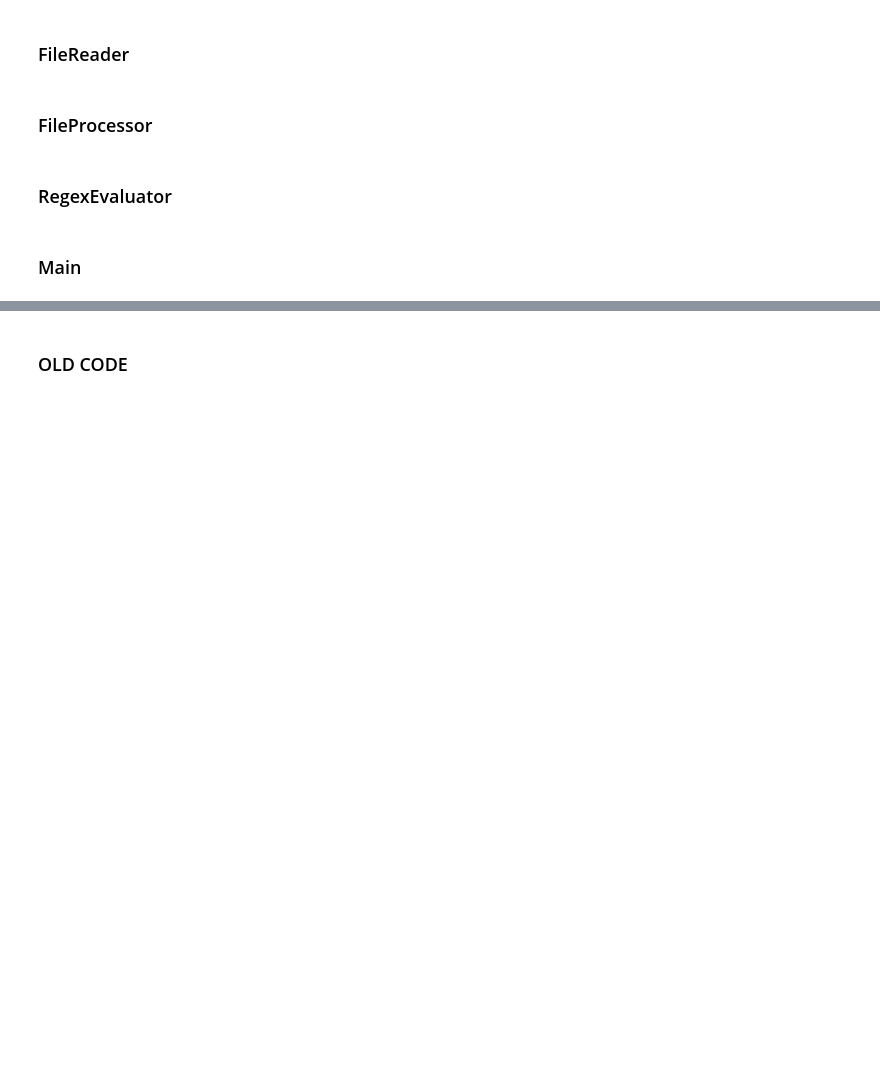
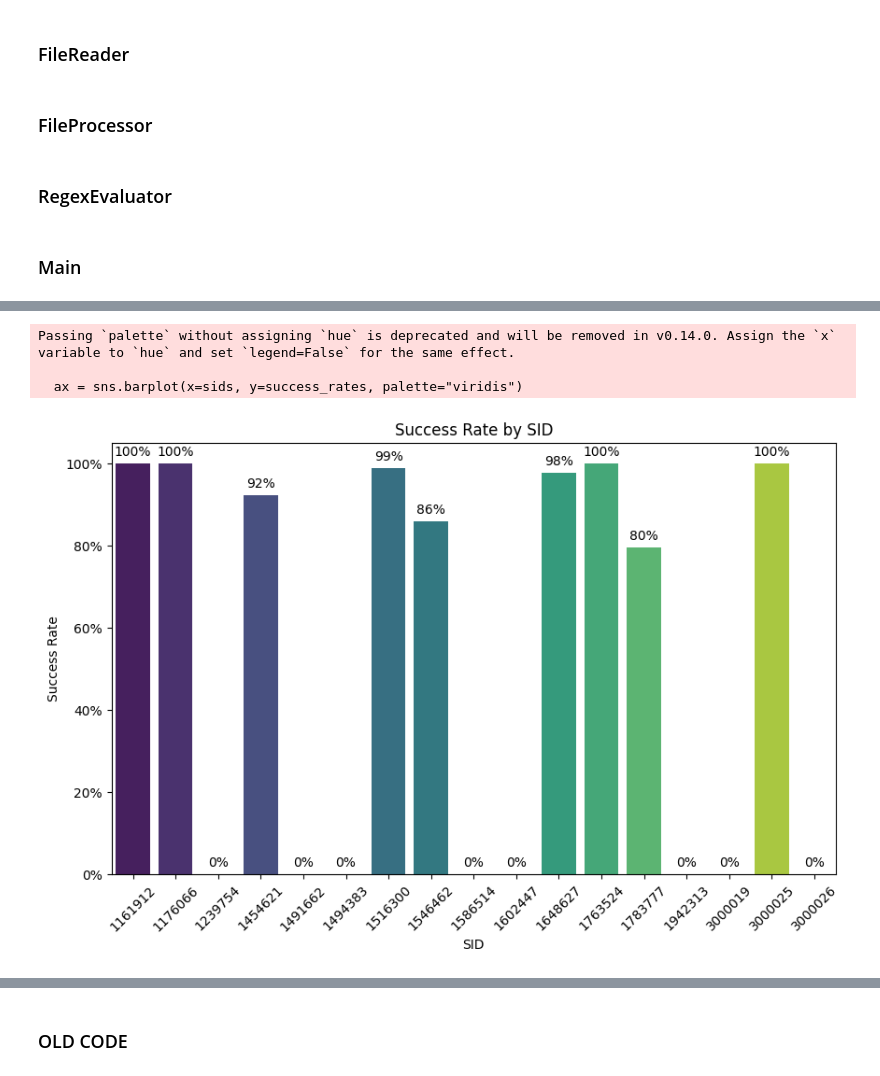
Before and after one commit to q33566/Automatic-Network-Intrusion-Rule-Generation, a Jupyter notebook: prompt.ipynb, the cells around one changed output, grey strips where cells are left out. Drawn from its saved outputs; the diff is of its cells as text; code cells hidden in the pictures; blank space fills up the shorter version.

Commit message:
draw and refactor of promptGenerator

```diff
--- a/prompt.ipynb
+++ b/prompt.ipynb
@@ -344,14 +413,80 @@ with open('test.txt', 'w') as file:
 
 NUMBER_OF_ONE_REGEX_GROUP = 9
 #escaped_string = original_string.replace('"', '\\"')
-generated_regex_list = readGeneratedRegex("generated regex.csv")
+generated_regex_list = readGeneratedRegex("data/generated regex.csv")
 groupedSidtoRegexDict = getGroupedSidtoRegexDict(generatedRegex, 9, sid_to_unique_texts_dict)
 NEGATIVE_SAMPLE_NUMBER = 1000
 
+positive_sit_to_success_rate_dict = {}
+negative_sid_to_seccess_rate_dict = {}
+
 for sid, regex_list in groupedSidtoRegexDict.items():
-    with open(f'{sid}.txt', 'w') as file:
-        positive_evaluation(GeneratedPatternList, sid, sid_to_unique_texts_dict, file)
-        negative_evaluation(GeneratedPatternList, sid, sid_to_unique_texts_dict, NEGATIVE_SAMPLE_NUMBER, file)
+    with open(f'experiment/{sid}.txt', 'w') as file:
+        positive_evaluation(regex_list, sid, sid_to_unique_texts_dict, file, positive_sit_to_success_rate_dict)
+        negative_evaluation(regex_list, sid, sid_to_unique_texts_dict, NEGATIVE_SAMPLE_NUMBER, file, negative_sid_to_seccess_rate_dict)
 
 #後處理 "前面加\
 #把首尾的/去掉
+# %%
+import matplotlib.pyplot as plt
+import seaborn as sns
+from matplotlib.ticker import FuncFormatter
+
+def draw_outcome_bar(outcome_dict, title = 'Success Rate by SID'):
+    # Convert dictionary to lists for plotting
+    sids = list(outcome_dict.keys())
+    success_rates = list(outcome_dict.values())
+
+    # Function to format y-axis as percentage
+    def to_percentage(x, _):
+        return f'{100 * x:.0f}%'
+
+    # Bar Plot
+    plt.figure(figsize=(10, 6))
+    ax = sns.barplot(x=sids, y=success_rates, palette="viridis")
+    plt.xlabel('SID')
+    plt.ylabel('Success Rate')
+    ax.yaxis.set_major_formatter(FuncFormatter(to_percentage))  # Apply percentage formatting
+    plt.title(title)
+    plt.xticks(rotation=45)  # Rotate labels to avoid overlap
+
+    # Display the value on top of each bar
+    for p in ax.patches:
+        ax.annotate(to_percentage(p.get_height(), None),
+                    (p.get_x() + p.get_width() / 2., p.get_height()),
+                    ha='center', va='center',
+                    xytext=(0, 9),
+                    textcoords='offset points')
+
+    plt.show()
+
+def drawOutcomeHistogram(outcome_dict, title = 'Distribution of Success Rates'):
+    sids = list(outcome_dict.keys())
+    success_rates = list(outcome_dict.values())
+    # Histogram
+    plt.figure(figsize=(8, 6))
+    sns.histplot(success_rates, bins=10, kde=True, color='skyblue')
+    plt.xlabel('Success Rate')
+    plt.ylabel('Frequency')
+    plt.title(title)
+    plt.show()
+
+def drawOutcomeScatter(outcome_dict, title = 'Success Rate Trend by SID'):
+    sids = list(outcome_dict.keys())
+    success_rates = list(outcome_dict.values())
+    # Scatter Plot
+    plt.figure(figsize=(8, 6))
+    sns.scatterplot(x=sids, y=success_rates, color='red')
+    plt.xlabel('SID')
+    plt.ylabel('Success Rate')
+    plt.title(title)
+    plt.show()
+
+
+draw_outcome_bar(positive_sit_to_success_rate_dict)
+positive_sit_to_success_rate_dict
+# %% [output]
+Passing `palette` without assigning `hue` is deprecated and will be removed in v0.14.0. Assign the `x` variable to `hue` and set `legend=False` for the same effect.
+
+  ax = sns.barplot(x=sids, y=success_rates, palette="viridis")
+[figure, added]
```
Also changed, not shown: parts of 8 cells of this notebook.
